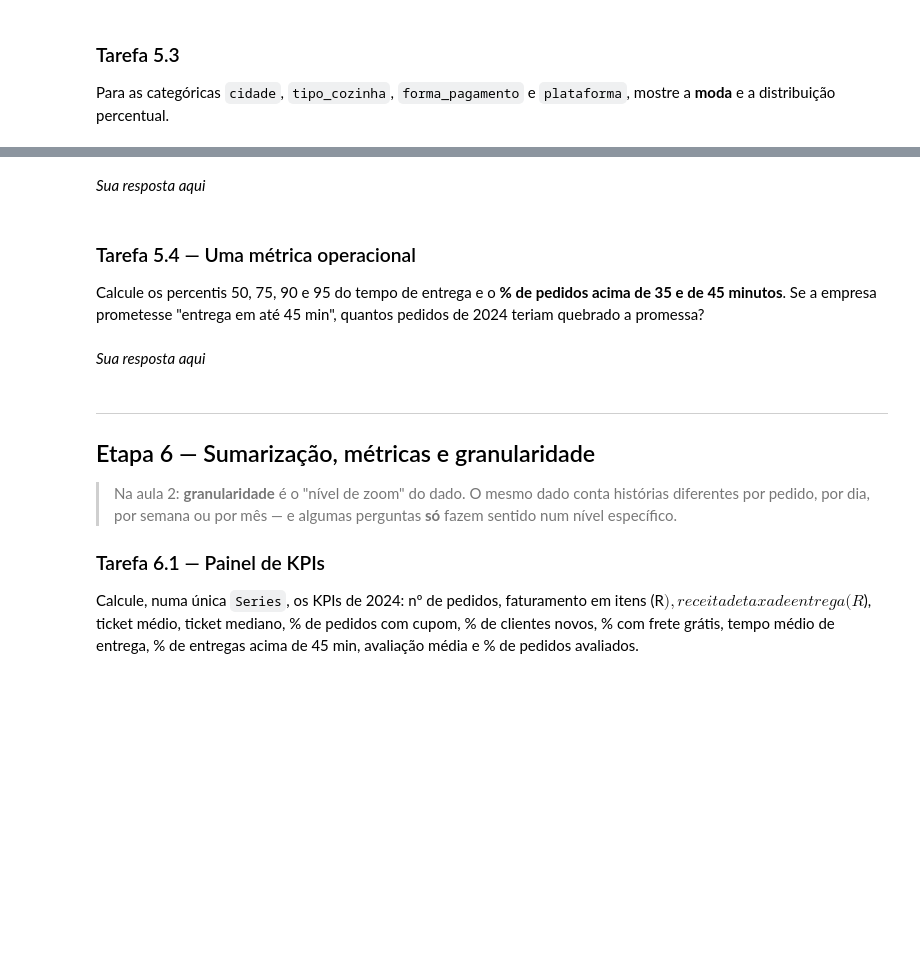
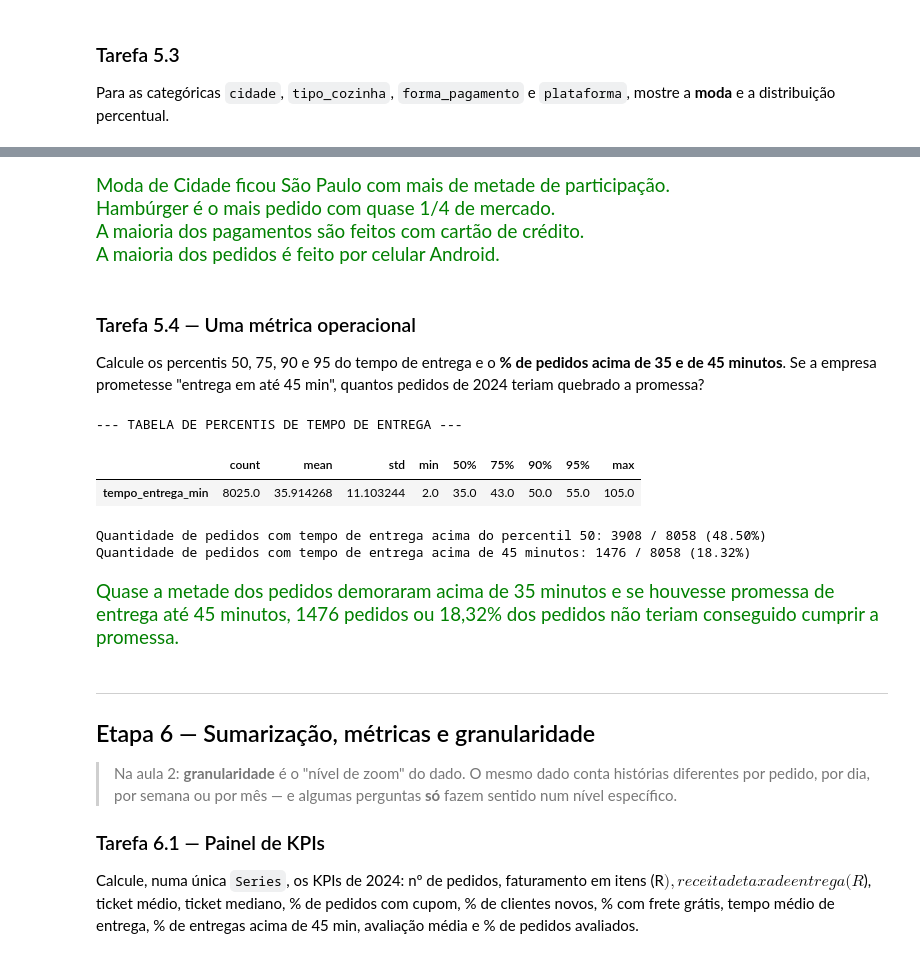
Before and after one commit to eduardoschlemer/TRABALHO-FINAL-ANALISE-EXPLORATORIA, a Jupyter notebook: projeto_final.ipynb, the cells around one changed output, grey strips where cells are left out. Saved outputs shown, nothing was run; the diff lists cells and outputs as text; code cells hidden in the pictures; blank space fills up the shorter version.

```diff
--- a/projeto_final.ipynb
+++ b/projeto_final.ipynb
@@ -730,7 +730,7 @@ Quantidade de registros inválidos: 33
 ### Tarefa 4.2 — Distância
 Aplique os dois critérios da aula 4 — **z-score > 3** e **1,5·IQR** — em `distancia_km`. Quantos pedidos cada um sinaliza? Olhe os maiores valores: onde está a fronteira entre "longe" e "impossível"? Trate e crie a flag `distancia_invalida`.
 # %%
-# Calculando o Z-score absoluto para as distâncias (desconsiderando NaNs temporariamente)
+# --- 1. Método 1: Z-Score ---
 z_scores = np.abs(stats.zscore(df["distancia_km"], nan_policy="omit"))
 outliers_z = df[z_scores > 3]
 qtd_z = len(outliers_z)
@@ -754,11 +754,24 @@ print(f"Mapeamento de Outliers (Aula 4):")
 print(f"-> Sinalizados por Z-Score (> 3): {qtd_z} pedidos")
 print(f"-> Sinalizados por IQR (1.5 * IQR): {qtd_iqr} pedidos\n")
 
-# --- 4. Investigando os maiores valores (Fronteira entre Longe e Impossível) ---
+# --- 4. Investigando a Fronteira ---
 print("Top 10 maiores distâncias para análise de fronteira:")
 print(df["distancia_km"].nlargest(10))
-print(f"Limite inferior: {limite_inferior}")
-print(f"Limite superior: {limite_superior}")
+
+# =====================================================================
+#  5. TRATAMENTO EFETIVO E CRIAÇÃO DA FLAG (Fronteira: >= 100 km)
+# =====================================================================
+
+# Criando a flag para identificar distâncias impossíveis (conforme o assert < 100)
+df["distancia_invalida"] = df["distancia_km"] >= 100
+
+# Tratando os dados impossíveis na coluna oficial substituindo por NaN
+df["distancia_km"] = df["distancia_km"].mask(df["distancia_invalida"])
+
+print(
+    f"\nTratamento concluído: {df['distancia_invalida'].sum()} pedidos marcados como 'distancia_invalida' e convertidos para NaN."
+)
+print(f"Nova distância máxima na base: {df['distancia_km'].max()} km")
 # %% [output]
 Mapeamento de Outliers (Aula 4):
 -> Sinalizados por Z-Score (> 3): 7 pedidos
@@ -964,12 +1146,34 @@ Para as categóricas `cidade`, `tipo_cozinha`, `forma_pagamento` e `plataforma`,
 # %% [markdown]
-*Sua resposta aqui*
+<span style="color:green; font-size:125%">Moda de Cidade ficou São Paulo com mais de metade de participação.</span>
+<span style="color:green; font-size:125%">Hambúrger é o mais pedido com quase 1/4 de mercado.</span>
+<span style="color:green; font-size:125%">A maioria dos pagamentos são feitos com cartão de crédito.</span>
+<span style="color:green; font-size:125%">A maioria dos pedidos é feito por celular Android.</span>
 # %% [markdown]
 ### Tarefa 5.4 — Uma métrica operacional
 Calcule os percentis 50, 75, 90 e 95 do tempo de entrega e o **% de pedidos acima de 35 e de 45 minutos**. Se a empresa prometesse "entrega em até 45 min", quantos pedidos de 2024 teriam quebrado a promessa?
 # %%
-# Sua solução aqui
+# Criação da tabela de percentis de tempo de entrega
+tabela_percentis_entrega = df["tempo_entrega_min"].describe(percentiles=[0.5, 0.75, 0.9, 0.95]).to_frame().T
+print("--- TABELA DE PERCENTIS DE TEMPO DE ENTREGA ---")
+display(tabela_percentis_entrega)
+
+# Quantidade de pedidos com tempo de entrega acima de 35 minutos ou percentil 50
+df_acima_percentil_50 = df[df["tempo_entrega_min"] > tabela_percentis_entrega["50%"].values[0]]
+qtd_acima_percentil_50 = len(df_acima_percentil_50)
+print(f"Quantidade de pedidos com tempo de entrega acima do percentil 50: {qtd_acima_percentil_50} / {len(df)} ({(qtd_acima_percentil_50 / len(df) * 100):.2f}%)")
+
+# Quantidade e percentual de pedidos com tempo de entrega acima de 45 minutos
+df_acima_45_min = df[df["tempo_entrega_min"] > 45]
+qtd_acima_45_min = len(df_acima_45_min)
+print(f"Quantidade de pedidos com tempo de entrega acima de 45 minutos: {qtd_acima_45_min} / {len(df)} ({(qtd_acima_45_min / len(df) * 100):.2f}%)")
+# %% [output]
+--- TABELA DE PERCENTIS DE TEMPO DE ENTREGA ---
+|  | count | mean | std | min | 50% | 75% | 90% | 95% | max |
+| tempo_entrega_min | 8025.0 | 35.914268 | 11.103244 | 2.0 | 35.0 | 43.0 | 50.0 | 55.0 | 105.0 |
+Quantidade de pedidos com tempo de entrega acima do percentil 50: 3908 / 8058 (48.50%)
+Quantidade de pedidos com tempo de entrega acima de 45 minutos: 1476 / 8058 (18.32%)
 # %% [markdown]
-*Sua resposta aqui*
+<span style="color:green; font-size:125%"> Quase a metade dos pedidos demoraram acima de 35 minutos e se houvesse promessa de entrega até 45 minutos, 1476 pedidos ou 18,32% dos pedidos não teriam conseguido cumprir a promessa.</span>
 # %% [markdown]
 ---
 ## Etapa 6 — Sumarização, métricas e granularidade
```
Also changed, not shown: parts of 9 cells of this notebook.
